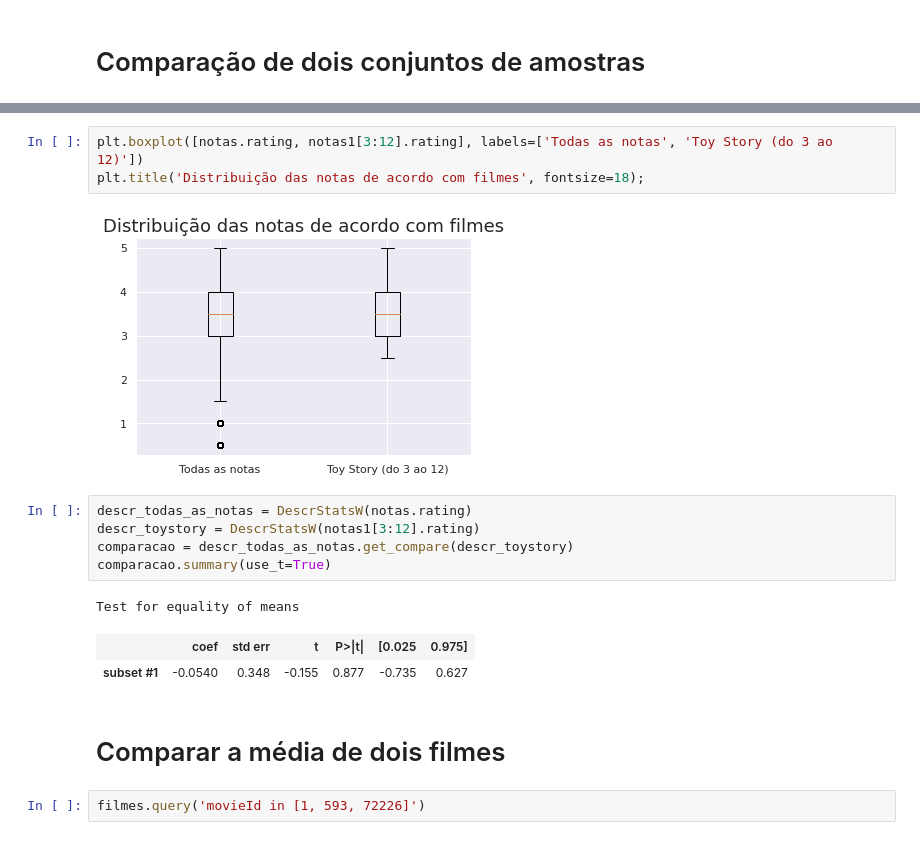
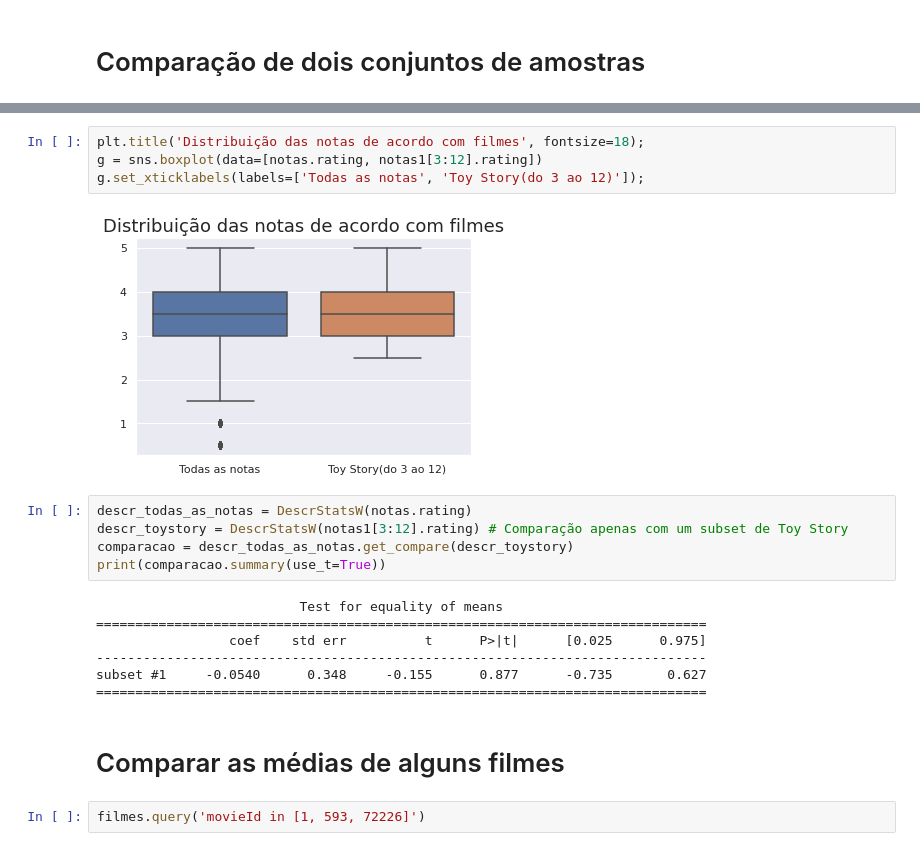
Before and after one commit to Daniel-ASG/Course_Classes, a Jupyter notebook: data_science_introducao_a_testes_estatisticos_com_python.ipynb, the cells around one changed output, grey strips where cells are left out. Drawn from its saved outputs; the diff is of its cells as text.

```diff
--- a/data_science_introducao_a_testes_estatisticos_com_python.ipynb
+++ b/data_science_introducao_a_testes_estatisticos_com_python.ipynb
@@ -410,19 +447,23 @@ plt.title('Distribuição das notas de acordo com filmes', fontsize=18);
 # %%
-plt.boxplot([notas.rating, notas1[3:12].rating], labels=['Todas as notas', 'Toy Story (do 3 ao 12)'])
 plt.title('Distribuição das notas de acordo com filmes', fontsize=18);
+g = sns.boxplot(data=[notas.rating, notas1[3:12].rating])
+g.set_xticklabels(labels=['Todas as notas', 'Toy Story(do 3 ao 12)']);
 # %% [output]
-[figure, old version]
+[figure, new version]
 # %%
 descr_todas_as_notas = DescrStatsW(notas.rating)
-descr_toystory = DescrStatsW(notas1[3:12].rating)
+descr_toystory = DescrStatsW(notas1[3:12].rating) # Comparação apenas com um subset de Toy Story
 comparacao = descr_todas_as_notas.get_compare(descr_toystory)
-comparacao.summary(use_t=True)
+print(comparacao.summary(use_t=True))
 # %% [output]
-Test for equality of means
+                          Test for equality of means
+==============================================================================
+                 coef    std err          t      P>|t|      [0.025      0.975]
+------------------------------------------------------------------------------
+subset #1     -0.0540      0.348     -0.155      0.877      -0.735       0.627
+==============================================================================
-|  | coef | std err | t | P>|t| | [0.025 | 0.975] |
-| subset #1 | -0.0540 | 0.348 | -0.155 | 0.877 | -0.735 | 0.627 |
 # %% [markdown]
-# Comparar a média de dois filmes
+# Comparar as médias de alguns filmes
 # %%
 filmes.query('movieId in [1, 593, 72226]')
 # %% [output]
```
Also changed, not shown: parts of 26 cells of this notebook.
